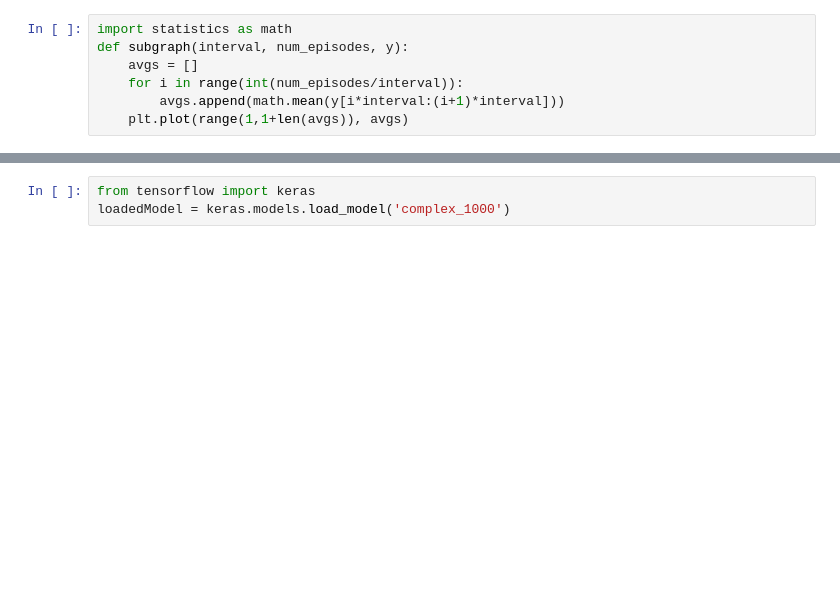
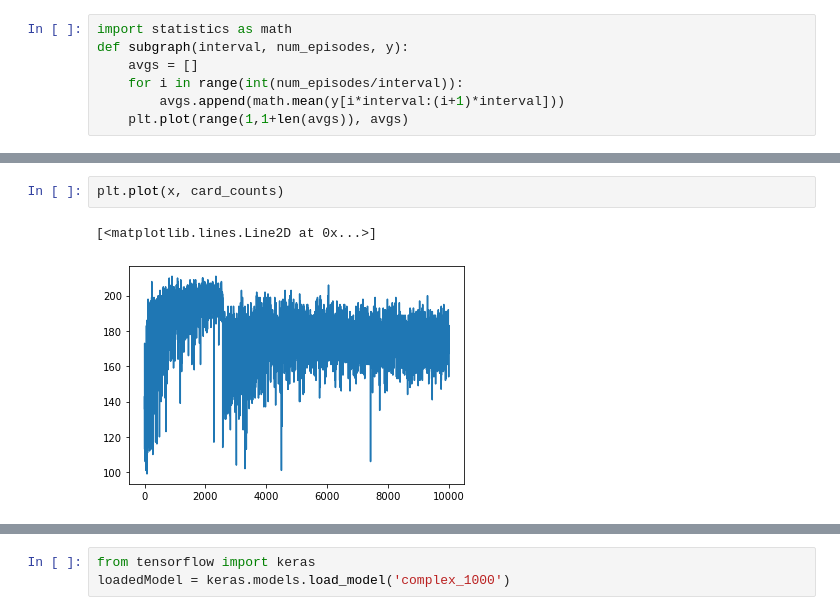
Before and after one commit to nyoung8/DominionAI, a Jupyter notebook: DominionAI/complexModel.ipynb, the cells around one changed output, grey strips where cells are left out. Saved outputs shown, nothing was run; the diff lists cells and outputs as text; blank space fills up the shorter version.

```diff
--- a/DominionAI/complexModel.ipynb
+++ b/DominionAI/complexModel.ipynb
@@ -127,0 +129,5 @@ subgraph(50, num_episodes, game_lengths)
+# %%
+plt.plot(x, card_counts)
+# %% [output]
+[<matplotlib.lines.Line2D at 0x...>]
+[figure, added]
```
Also changed, not shown: parts of 8 cells of this notebook, 2 other files.
